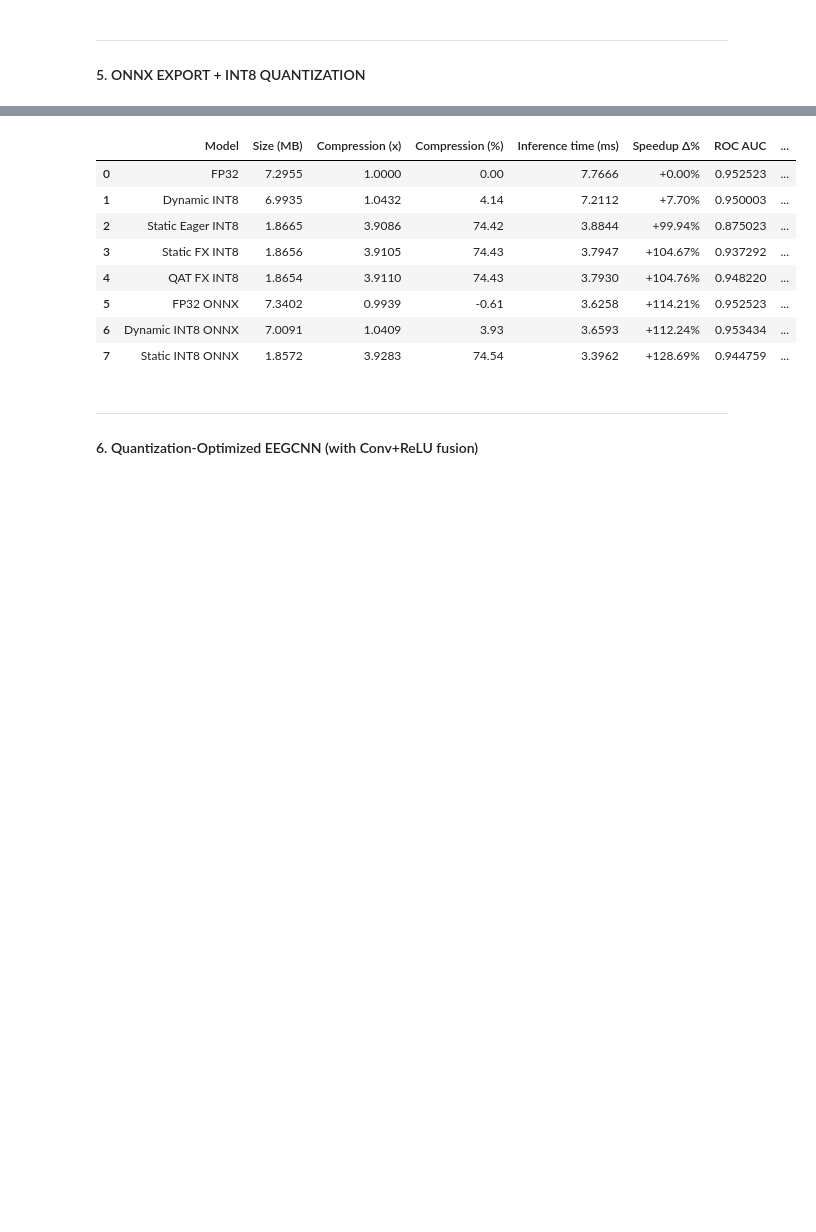
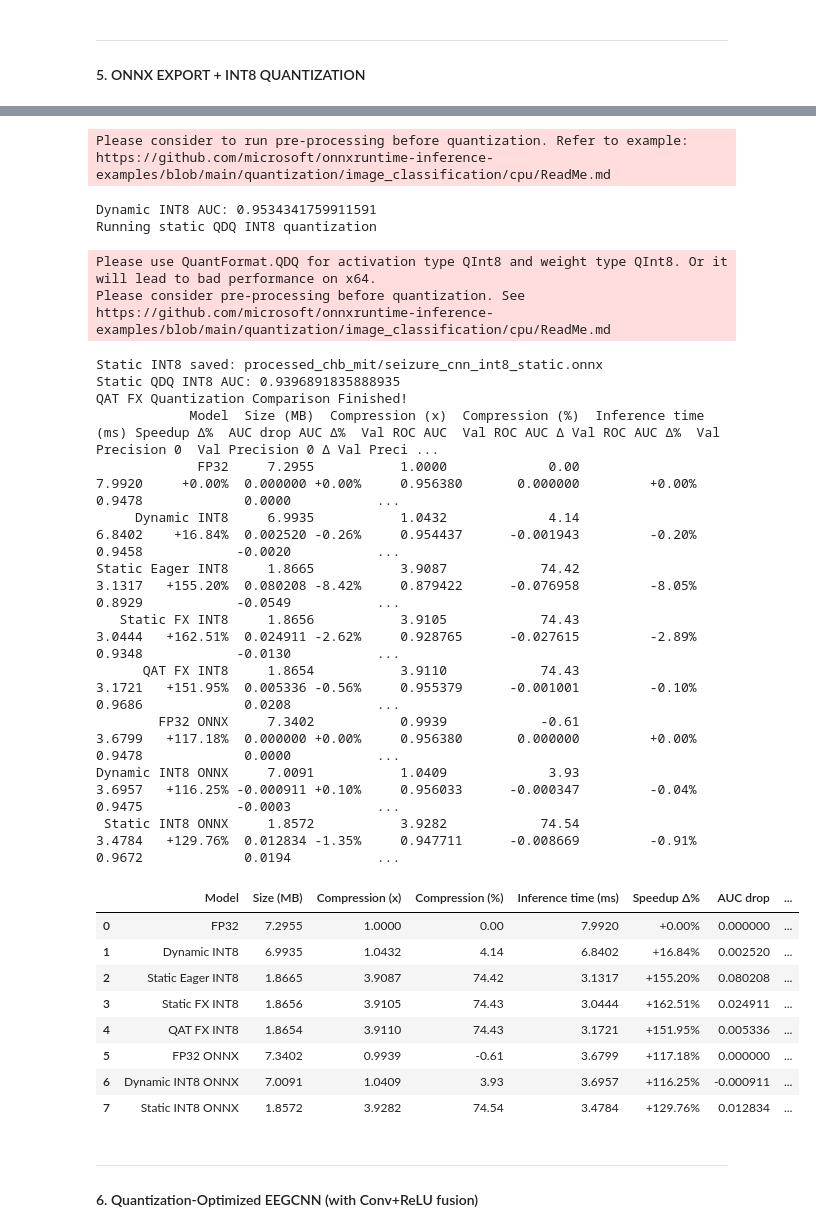
Before and after one commit to GoelPri25/brain-inspired-computing, a Jupyter notebook: Interactive - quantization.py.ipynb, the cells around one changed output, grey strips where cells are left out. Saved outputs shown, nothing was run; the diff lists cells and outputs as text; code cells hidden in the pictures; blank space fills up the shorter version.

Commit message:
updated Quantization. with all values.

```diff
--- a/Interactive - quantization.py.ipynb
+++ b/Interactive - quantization.py.ipynb
@@ -33,6 +33,11 @@ warnings.filterwarnings("ignore", category=DeprecationWarning)
 warnings.filterwarnings("ignore", message="TypedStorage is deprecated")
 warnings.filterwarnings("ignore", message="Please use quant_min and quant_max to specify the range for observers")
 warnings.filterwarnings("ignore", message="must run observer before calling calculate_qparams")
+
+pd.set_option("display.max_rows", None)
+pd.set_option("display.max_columns", None)
+pd.set_option("display.max_colwidth", None)
+pd.set_option("display.expand_frame_repr", False)
 # %% [markdown]
  ---
  ### 1. CONFIGURATION
@@ -1720,9 +1967,26 @@ def eval_onnx(path):
     auc = roc_auc_score(y_test, probs)
     return auc, probs
 
+def collect_all_metrics_onnx(model_path: str, batch: int = 32):
+    if not os.path.exists(model_path):
+        return None
+    try:
+        sess = ort.InferenceSession(model_path, providers=["CPUExecutionProvider"])
+    except Exception as e:
+        logging.warning(f"collect_all_metrics_onnx: failed to load {model_path}: {e}")
+        return None
+
+    metrics = {}
+    val_probs = onnx_predict(sess, X_val, batch=batch)
+    metrics.update(_metrics_from_probs(y_val, val_probs, "Val"))
+
+    test_probs = onnx_predict(sess, X_test, batch=batch)
+    metrics.update(_metrics_from_probs(y_test, test_probs, "Test"))
+    return metrics
+
 fp32_onnx_auc = None
 if fp32_onnx_available:
-    print("\n Evaluating FP32 ONNX baseline")
+    print("Evaluating FP32 ONNX baseline")
     fp32_onnx_auc, _ = eval_onnx(onnx_fp32_path)
     print("FP32 ONNX AUC:", fp32_onnx_auc)
 else:
@@ -1735,9 +1999,9 @@ else:
 dyn_onnx_available = os.path.exists(onnx_int8_dynamic_path)
 
 if dyn_onnx_available:
-    print(f"\n Using cached Dynamic INT8 ONNX model at {onnx_int8_dynamic_path}")
+    print(f"Using cached Dynamic INT8 ONNX model at {onnx_int8_dynamic_path}")
 elif fp32_onnx_available:
-    print("\n ONNX Dynamic INT8 quantization")
+    print("ONNX Dynamic INT8 quantization")
     quantize_dynamic(
         model_input=onnx_fp32_path,
         model_output=onnx_int8_dynamic_path,
@@ -1780,9 +2044,9 @@ class EEGCalibReader(CalibrationDataReader):
         return {"input": b[:, None, :, :].astype(np.float32)}
 
 if static_onnx_available:
-    print(f"\n Using cached Static INT8 ONNX model at {onnx_int8_static_path}")
+    print(f"Using cached Static INT8 ONNX model at {onnx_int8_static_path}")
 elif fp32_onnx_available:
-    print("\n Running static QDQ INT8 quantization")
+    print("Running static QDQ INT8 quantization")
     quantize_static(
         model_input=onnx_fp32_path,
         model_output=onnx_int8_static_path,
@@ -1839,14 +2103,19 @@ fp32_size_mb = onnx_size(onnx_fp32_path) if fp32_onnx_available else None
 dyn_size_mb = onnx_size(onnx_int8_dynamic_path) if dyn_onnx_available else None
 static_size_mb = onnx_size(onnx_int8_static_path) if static_onnx_available else None
 
+fp32_onnx_metrics = collect_all_metrics_onnx(onnx_fp32_path) if fp32_onnx_available else None
+dyn_onnx_metrics = collect_all_metrics_onnx(onnx_int8_dynamic_path) if dyn_onnx_available else None
+static_onnx_metrics = collect_all_metrics_onnx(onnx_int8_static_path) if static_onnx_available else None
+
 # --- Add FP32 ONNX baseline ---
-add("FP32 ONNX", fp32_size_mb, fp32_onnx_auc, fp32_time_onnx)
+add("FP32 ONNX", size=fp32_size_mb, inference_time=fp32_time_onnx, metrics=fp32_onnx_metrics)
 # --- Add Dynamic INT8 ONNX ---
-add("Dynamic INT8 ONNX", dyn_size_mb, dyn_auc, dyn_time_onnx)
+add("Dynamic INT8 ONNX", size=dyn_size_mb, inference_time=dyn_time_onnx, metrics=dyn_onnx_metrics)
 # --- Add Static INT8 ONNX ---
-add("Static INT8 ONNX", static_size_mb, static_auc, static_time_onnx)
+add("Static INT8 ONNX", size=static_size_mb, inference_time=static_time_onnx, metrics=static_onnx_metrics)
 # Show updated DataFrame
 print("QAT FX Quantization Comparison Finished!")
+print(results_df.to_string(index=False))
 results_df
 # %% [output]
 ------------------------------------------------------------------------------------------------------------------------
@@ -1866,12 +2155,29 @@ QAT FX Quantization Comparison Finished!
+Please consider to run pre-processing before quantization. Refer to example: https://github.com/microsoft/onnxruntime-inference-examples/blob/main/quantization/image_classification/cpu/ReadMe.md
+Dynamic INT8 AUC: 0.9534341759911591
+Running static QDQ INT8 quantization
+Please use QuantFormat.QDQ for activation type QInt8 and weight type QInt8. Or it will lead to bad performance on x64.
+Please consider pre-processing before quantization. See https://github.com/microsoft/onnxruntime-inference-examples/blob/main/quantization/image_classification/cpu/ReadMe.md
+Static INT8 saved: processed_chb_mit/seizure_cnn_int8_static.onnx
+Static QDQ INT8 AUC: 0.9396891835888935
+QAT FX Quantization Comparison Finished!
+            Model  Size (MB)  Compression (x)  Compression (%)  Inference time (ms) Speedup Δ%  AUC drop AUC Δ%  Val ROC AUC  Val ROC AUC Δ Val ROC AUC Δ%  Val Precision 0  Val Precision 0 Δ Val Preci ...
+             FP32     7.2955           1.0000             0.00               7.9920     +0.00%  0.000000 +0.00%     0.956380       0.000000         +0.00%           0.9478             0.0000           ...
+     Dynamic INT8     6.9935           1.0432             4.14               6.8402    +16.84%  0.002520 -0.26%     0.954437      -0.001943         -0.20%           0.9458            -0.0020           ...
+Static Eager INT8     1.8665           3.9087            74.42               3.1317   +155.20%  0.080208 -8.42%     0.879422      -0.076958         -8.05%           0.8929            -0.0549           ...
+   Static FX INT8     1.8656           3.9105            74.43               3.0444   +162.51%  0.024911 -2.62%     0.928765      -0.027615         -2.89%           0.9348            -0.0130           ...
+      QAT FX INT8     1.8654           3.9110            74.43               3.1721   +151.95%  0.005336 -0.56%     0.955379      -0.001001         -0.10%           0.9686             0.0208           ...
+        FP32 ONNX     7.3402           0.9939            -0.61               3.6799   +117.18%  0.000000 +0.00%     0.956380       0.000000         +0.00%           0.9478             0.0000           ...
+Dynamic INT8 ONNX     7.0091           1.0409             3.93               3.6957   +116.25% -0.000911 +0.10%     0.956033      -0.000347         -0.04%           0.9475            -0.0003           ...
+ Static INT8 ONNX     1.8572           3.9282            74.54               3.4784   +129.76%  0.012834 -1.35%     0.947711      -0.008669         -0.91%           0.9672             0.0194           ...
-|  | Model | Size (MB) | Compression (x) | Compression (%) | Inference time (ms) | Speedup Δ% | ROC AUC | ... |
-| 0 | FP32 | 7.2955 | 1.0000 | 0.00 | 7.7666 | +0.00% | 0.952523 | ... |
-| 1 | Dynamic INT8 | 6.9935 | 1.0432 | 4.14 | 7.2112 | +7.70% | 0.950003 | ... |
-| 2 | Static Eager INT8 | 1.8665 | 3.9086 | 74.42 | 3.8844 | +99.94% | 0.875023 | ... |
-| 3 | Static FX INT8 | 1.8656 | 3.9105 | 74.43 | 3.7947 | +104.67% | 0.937292 | ... |
-| 4 | QAT FX INT8 | 1.8654 | 3.9110 | 74.43 | 3.7930 | +104.76% | 0.948220 | ... |
-| 5 | FP32 ONNX | 7.3402 | 0.9939 | -0.61 | 3.6258 | +114.21% | 0.952523 | ... |
-| 6 | Dynamic INT8 ONNX | 7.0091 | 1.0409 | 3.93 | 3.6593 | +112.24% | 0.953434 | ... |
-| 7 | Static INT8 ONNX | 1.8572 | 3.9283 | 74.54 | 3.3962 | +128.69% | 0.944759 | ... |
+|  | Model | Size (MB) | Compression (x) | Compression (%) | Inference time (ms) | Speedup Δ% | AUC drop | ... |
+| 0 | FP32 | 7.2955 | 1.0000 | 0.00 | 7.9920 | +0.00% | 0.000000 | ... |
+| 1 | Dynamic INT8 | 6.9935 | 1.0432 | 4.14 | 6.8402 | +16.84% | 0.002520 | ... |
+| 2 | Static Eager INT8 | 1.8665 | 3.9087 | 74.42 | 3.1317 | +155.20% | 0.080208 | ... |
+| 3 | Static FX INT8 | 1.8656 | 3.9105 | 74.43 | 3.0444 | +162.51% | 0.024911 | ... |
+| 4 | QAT FX INT8 | 1.8654 | 3.9110 | 74.43 | 3.1721 | +151.95% | 0.005336 | ... |
+| 5 | FP32 ONNX | 7.3402 | 0.9939 | -0.61 | 3.6799 | +117.18% | 0.000000 | ... |
+| 6 | Dynamic INT8 ONNX | 7.0091 | 1.0409 | 3.93 | 3.6957 | +116.25% | -0.000911 | ... |
+| 7 | Static INT8 ONNX | 1.8572 | 3.9282 | 74.54 | 3.4784 | +129.76% | 0.012834 | ... |
 # %% [markdown]
  ---
 #### 6. Quantization-Optimized EEGCNN (with Conv+ReLU fusion)
```
Also changed, not shown: parts of 15 cells of this notebook, 1 other file.
